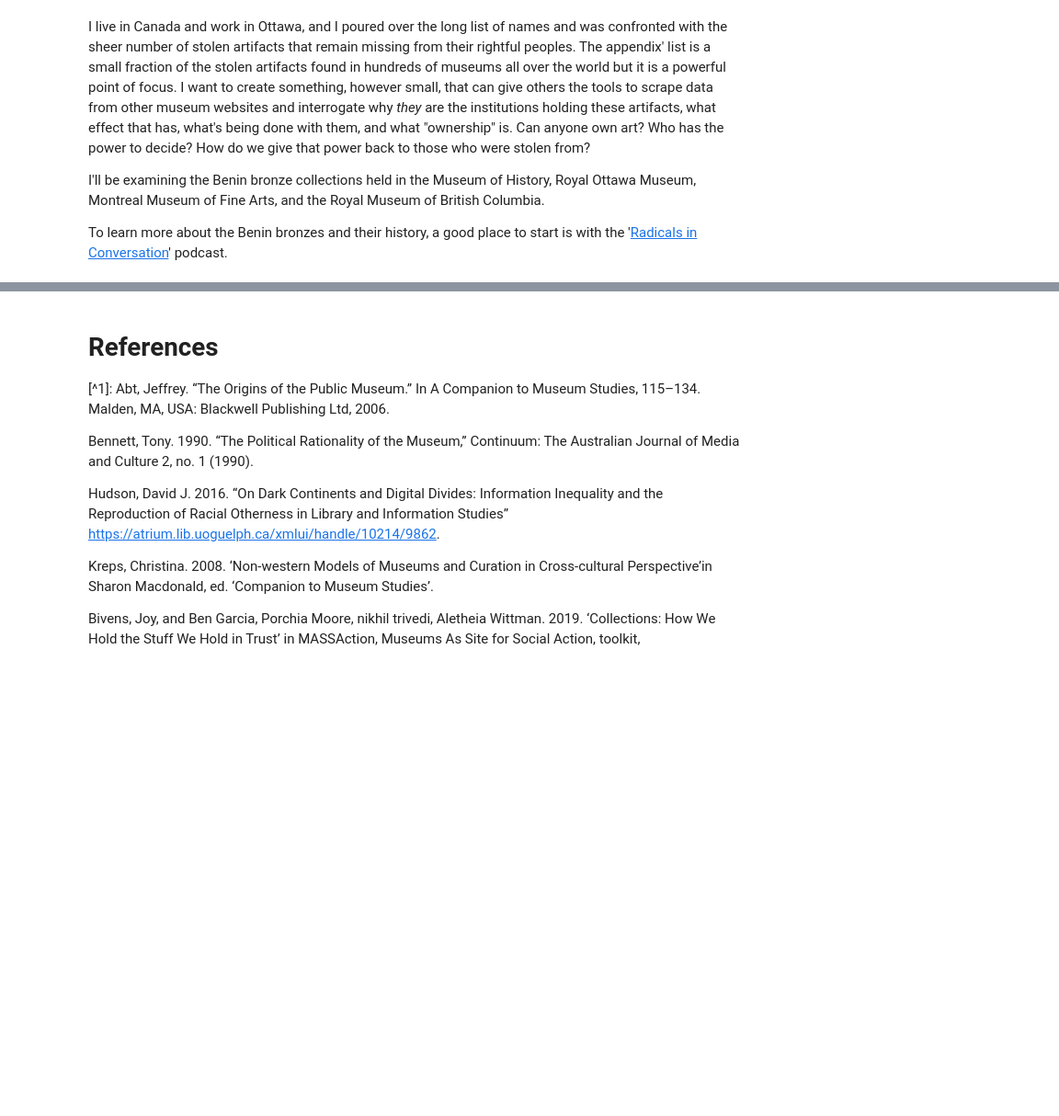
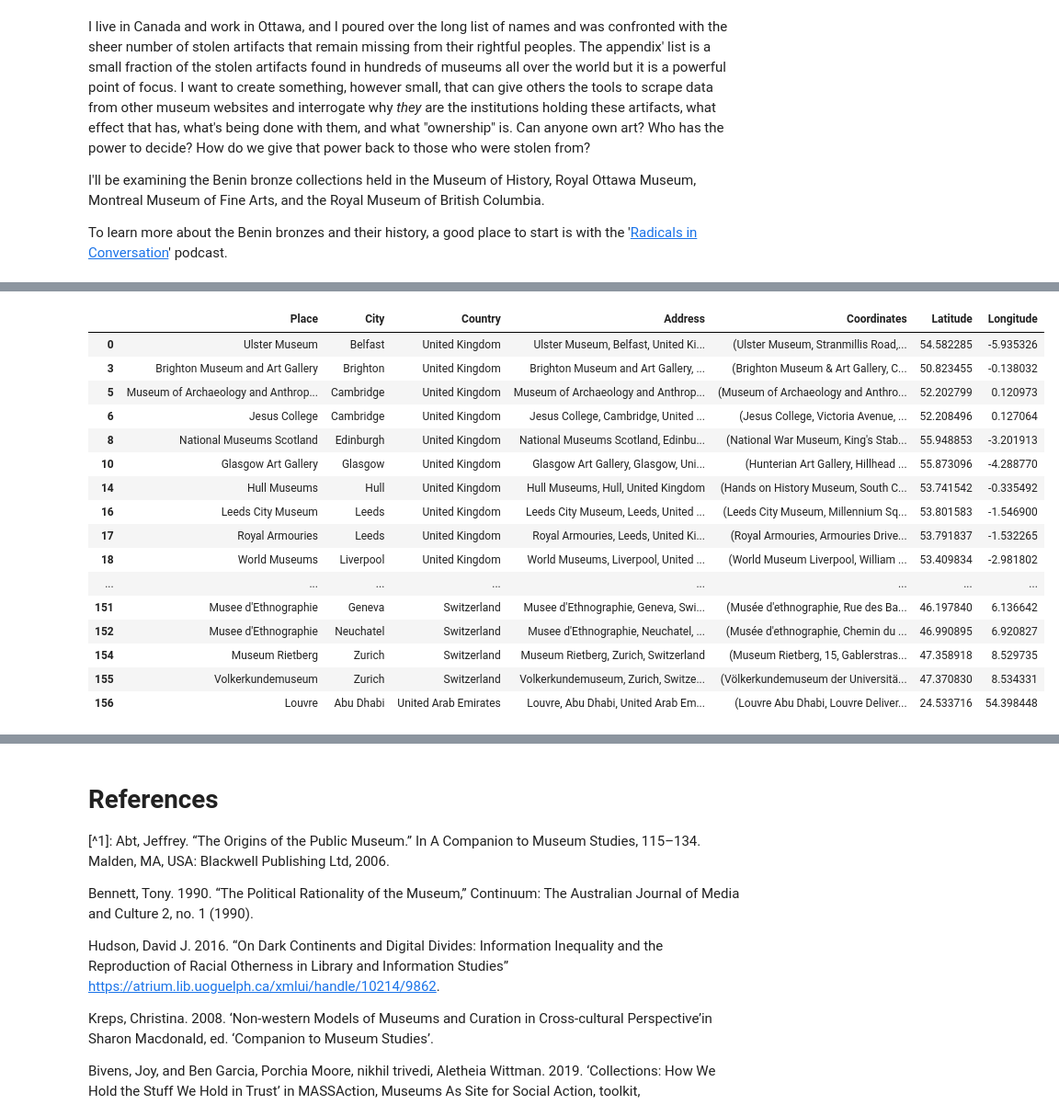
Before and after one commit to kuriousk516/HIST4916a, a Jupyter notebook: Copy_of_Benin_Bronzes_Stolen_Artifacts_and_Repatriation.ipynb, the cells around one changed output, grey strips where cells are left out. Shown: that part at 92% size. Cells and saved outputs as stored; diff of their text form; code cells hidden in the pictures; blank space fills up the shorter version.

```diff
--- a/Copy_of_Benin_Bronzes_Stolen_Artifacts_and_Repatriation.ipynb
+++ b/Copy_of_Benin_Bronzes_Stolen_Artifacts_and_Repatriation.ipynb
@@ -29,0 +219,29 @@ It may well be that you are loading data from some other website; it could be th
+# %%
+df1.dropna(subset = ["Latitude"], inplace=True)
+# %%
+df1.dropna(subset = ["Longitude"], inplace=True)
+# %%
+nan_value = float("NaN")
+df1.replace("",nan_value, inplace=True)
+df1.dropna(subset = ["Latitude"], inplace=True)
+df1.dropna(subset = ["Longitude"], inplace=True)
+# %%
+df1
+# %% [output]
+|  | Place | City | Country | Address | Coordinates | Latitude | Longitude |
+| 0 | Ulster Museum | Belfast | United Kingdom | Ulster Museum, Belfast, United Ki... | (Ulster Museum, Stranmillis Road,... | 54.582285 | -5.935326 |
+| 3 | Brighton Museum and Art Gallery | Brighton | United Kingdom | Brighton Museum and Art Gallery, ... | (Brighton Museum & Art Gallery, C... | 50.823455 | -0.138032 |
+| 5 | Museum of Archaeology and Anthrop... | Cambridge | United Kingdom | Museum of Archaeology and Anthrop... | (Museum of Archaeology and Anthro... | 52.202799 | 0.120973 |
+| 6 | Jesus College | Cambridge | United Kingdom | Jesus College, Cambridge, United ... | (Jesus College, Victoria Avenue, ... | 52.208496 | 0.127064 |
+| 8 | National Museums Scotland | Edinburgh | United Kingdom | National Museums Scotland, Edinbu... | (National War Museum, King's Stab... | 55.948853 | -3.201913 |
+| 10 | Glasgow Art Gallery | Glasgow | United Kingdom | Glasgow Art Gallery, Glasgow, Uni... | (Hunterian Art Gallery, Hillhead ... | 55.873096 | -4.288770 |
+| 14 | Hull Museums | Hull | United Kingdom | Hull Museums, Hull, United Kingdom | (Hands on History Museum, South C... | 53.741542 | -0.335492 |
+| 16 | Leeds City Museum | Leeds | United Kingdom | Leeds City Museum, Leeds, United ... | (Leeds City Museum, Millennium Sq... | 53.801583 | -1.546900 |
+| 17 | Royal Armouries | Leeds | United Kingdom | Royal Armouries, Leeds, United Ki... | (Royal Armouries, Armouries Drive... | 53.791837 | -1.532265 |
+| 18 | World Museums | Liverpool | United Kingdom | World Museums, Liverpool, United ... | (World Museum Liverpool, William ... | 53.409834 | -2.981802 |
+| ... | ... | ... | ... | ... | ... | ... | ... |
+| 151 | Musee d'Ethnographie | Geneva | Switzerland | Musee d'Ethnographie, Geneva, Swi... | (Musée d'ethnographie, Rue des Ba... | 46.197840 | 6.136642 |
+| 152 | Musee d'Ethnographie | Neuchatel | Switzerland | Musee d'Ethnographie, Neuchatel, ... | (Musée d'ethnographie, Chemin du ... | 46.990895 | 6.920827 |
+| 154 | Museum Rietberg | Zurich | Switzerland | Museum Rietberg, Zurich, Switzerland | (Museum Rietberg, 15, Gablerstras... | 47.358918 | 8.529735 |
+| 155 | Volkerkundemuseum | Zurich | Switzerland | Volkerkundemuseum, Zurich, Switze... | (Völkerkundemuseum der Universitä... | 47.370830 | 8.534331 |
+| 156 | Louvre | Abu Dhabi | United Arab Emirates | Louvre, Abu Dhabi, United Arab Em... | (Louvre Abu Dhabi, Louvre Deliver... | 24.533716 | 54.398448 |
```
Also changed, not shown: parts of 39 cells of this notebook.
